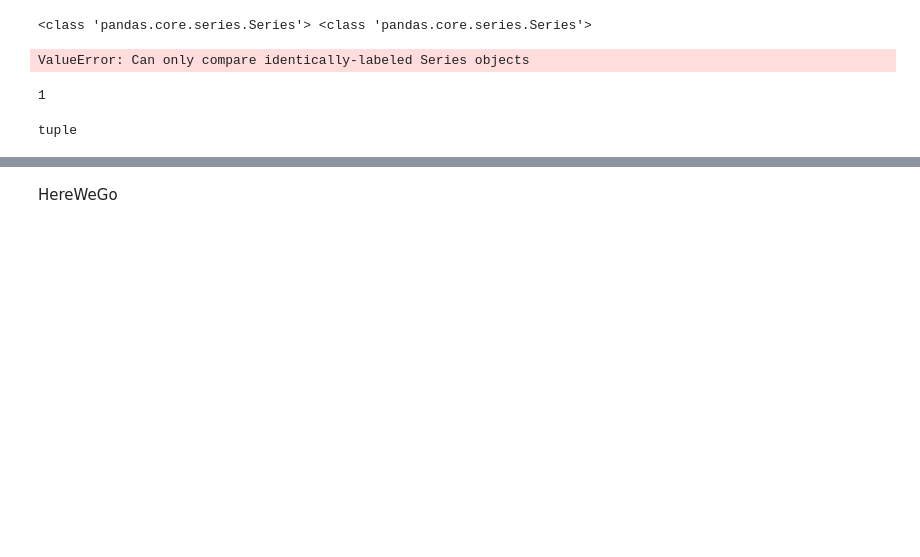
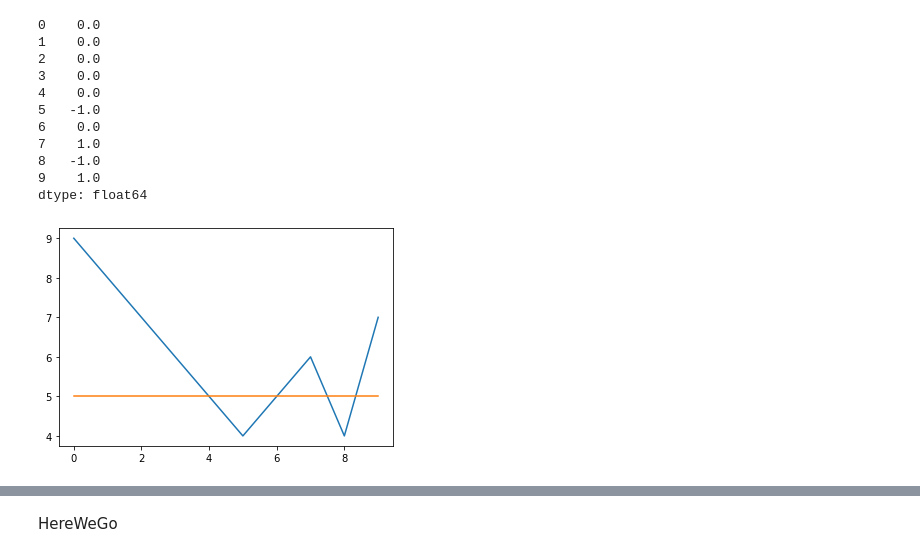
Before and after one commit to miladmirzazadeh/Parooo, a Jupyter notebook: models/TechAnalysis_module.ipynb, the cells around one changed output, grey strips where cells are left out. Saved outputs shown, nothing was run; the diff lists cells and outputs as text; code cells hidden in the pictures; blank space fills up the shorter version.

```diff
--- a/models/TechAnalysis_module.ipynb
+++ b/models/TechAnalysis_module.ipynb
@@ -50,22 +82,20 @@ def candle_patterns_signal(df):
 # %%
+# only +1 is valid . -1 doesnt mean any thing
+
 def crossover(series1, series2):
-#     if type(series1) in [int, float]:
-#         series1 = pd.Series(series1, index=range(len(series2)))
-#     if type(series2) in [int, float]:
-#         series2 = pd.Series(series2, index=range(len(series1)))
-    print(type(series1), type(series2))
-    if pd.Series(np.where(series1 > series2 ,1.0, 0.0)).diff().iloc[-1] == 1 :
-        return 1
-    else:
-        return 0
+
+    if type(series1) in [int, float]:
+        series1 = pd.Series(series1, index=range(len(series2)))
+    if type(series2) in [int, float]:
+        series2 = pd.Series(series2, index=range(len(series1)))
+
+    arr1 = np.array(series1)
+    arr2 = np.array(series2)
+
+    ser1 = pd.Series(np.where(arr1 > arr2 ,1.0, 0.0)).diff() # for +1 ones
+    ser1.loc[ser1[ser1 == -1].index] = 0 # deleting -1 ones . because they're wrong
+
+    ser2 = pd.Series(np.where(arr2 > arr1 ,1.0, 0.0)).diff() # for -1 ones
+    ser1.loc[ser2[ser2 == 1].index] = -1 # replacing -1 ones in main series
+    ser1.iloc[0] = 0
+    return(ser1)
-# %%
-crossover(df.close.iloc[0:10], df.close.iloc[10:20])
-# %% [output]
-<class 'pandas.core.series.Series'> <class 'pandas.core.series.Series'>
-ValueError: Can only compare identically-labeled Series objects
-# %%
-arr = [1,2,3,4,5,6]
-ser = pd.Series(arr)
-print(crossover(ser,5))
-# %% [output]
-1
@@ -75,4 +102,20 @@ def macd_signal(df):
-# %%
-type(macd_signal(df))
-# %% [output]
-tuple
+# %%
+y1 = pd.Series([9,8,7,6,5,4,5,6,4,7])
+y2 = pd.Series([5,5,5,5,5,5,5,5,5,5])
+import matplotlib.pyplot as plt
+plt.plot(np.arange(len(y1)), y1)
+plt.plot(np.arange(len(y1)), y2)
+crossover(y1,y2)
+# %% [output]
+0    0.0
+1    0.0
+2    0.0
+3    0.0
+4    0.0
+5   -1.0
+6    0.0
+7    1.0
+8   -1.0
+9    1.0
+dtype: float64
+[figure, added]
```
Also changed, not shown: parts of 17 cells of this notebook, 14 other files.
